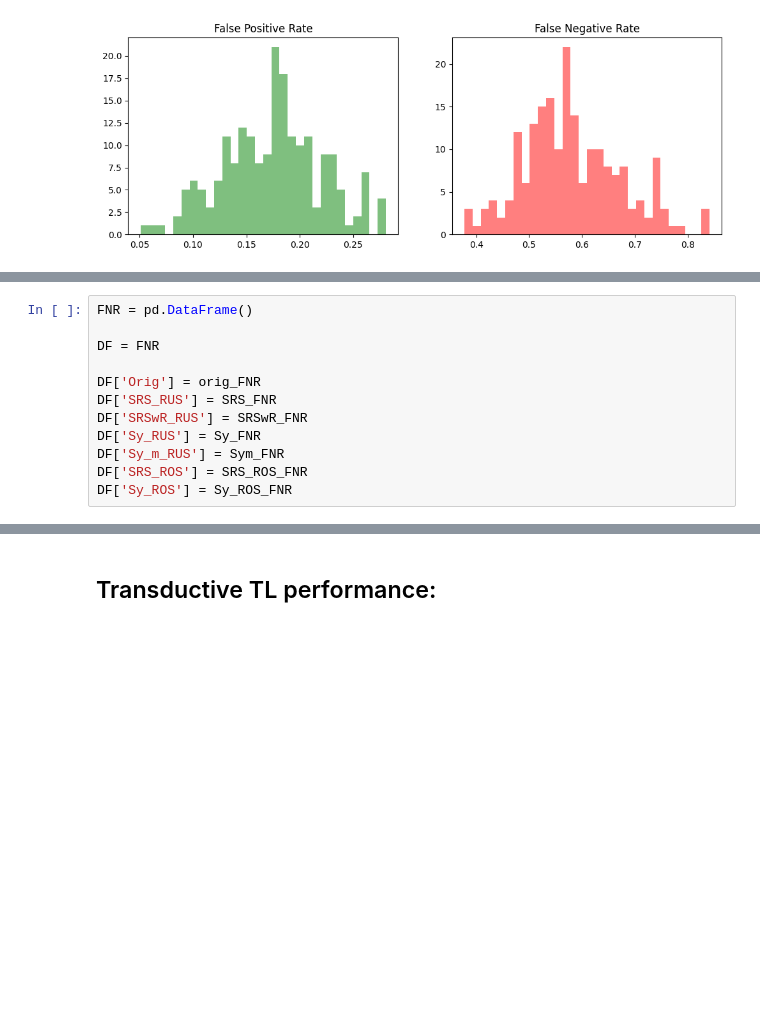
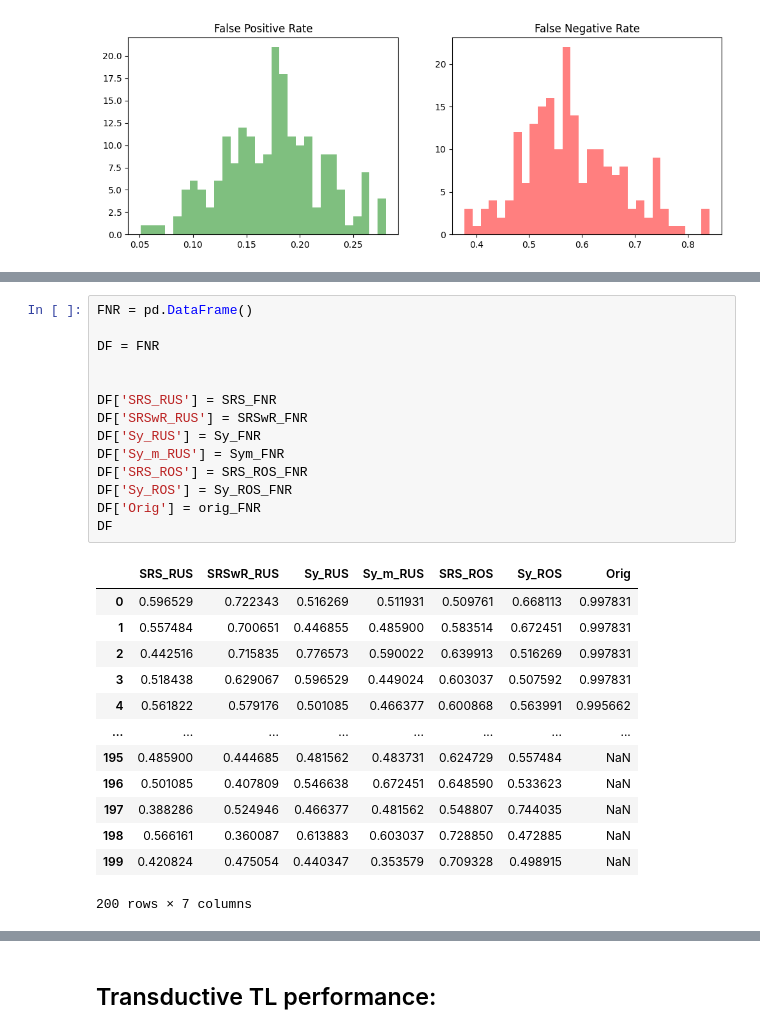
Before and after one commit to AndreiAf02/Transfer_Learning_Fine_Tuning_Update, a Jupyter notebook: Diabetes_Performance_Analysis.ipynb, the cells around one changed output, grey strips where cells are left out. Drawn from its saved outputs; the diff is of its cells as text; blank space fills up the shorter version.

```diff
--- a/Diabetes_Performance_Analysis.ipynb
+++ b/Diabetes_Performance_Analysis.ipynb
@@ -348,15 +362,31 @@ sns.boxplot([dataset['Orig'], dataset['SRS_RUS'], dataset['SRSwR_RUS'],
 # %%
 FNR = pd.DataFrame()
 
 DF = FNR
 
-DF['Orig'] = orig_FNR
+
 DF['SRS_RUS'] = SRS_FNR
 DF['SRSwR_RUS'] = SRSwR_FNR
 DF['Sy_RUS'] = Sy_FNR
 DF['Sy_m_RUS'] = Sym_FNR
 DF['SRS_ROS'] = SRS_ROS_FNR
 DF['Sy_ROS'] = Sy_ROS_FNR
+DF['Orig'] = orig_FNR
+DF
+# %% [output]
+|  | SRS_RUS | SRSwR_RUS | Sy_RUS | Sy_m_RUS | SRS_ROS | Sy_ROS | Orig |
+| 0 | 0.596529 | 0.722343 | 0.516269 | 0.511931 | 0.509761 | 0.668113 | 0.997831 |
+| 1 | 0.557484 | 0.700651 | 0.446855 | 0.485900 | 0.583514 | 0.672451 | 0.997831 |
+| 2 | 0.442516 | 0.715835 | 0.776573 | 0.590022 | 0.639913 | 0.516269 | 0.997831 |
+| 3 | 0.518438 | 0.629067 | 0.596529 | 0.449024 | 0.603037 | 0.507592 | 0.997831 |
+| 4 | 0.561822 | 0.579176 | 0.501085 | 0.466377 | 0.600868 | 0.563991 | 0.995662 |
+| ... | ... | ... | ... | ... | ... | ... | ... |
+| 195 | 0.485900 | 0.444685 | 0.481562 | 0.483731 | 0.624729 | 0.557484 | NaN |
+| 196 | 0.501085 | 0.407809 | 0.546638 | 0.672451 | 0.648590 | 0.533623 | NaN |
+| 197 | 0.388286 | 0.524946 | 0.466377 | 0.481562 | 0.548807 | 0.744035 | NaN |
+| 198 | 0.566161 | 0.360087 | 0.613883 | 0.603037 | 0.728850 | 0.472885 | NaN |
+| 199 | 0.420824 | 0.475054 | 0.440347 | 0.353579 | 0.709328 | 0.498915 | NaN |
+200 rows × 7 columns
 # %%
 dataset = FNR
 
```
Also changed, not shown: parts of 4 cells of this notebook.
